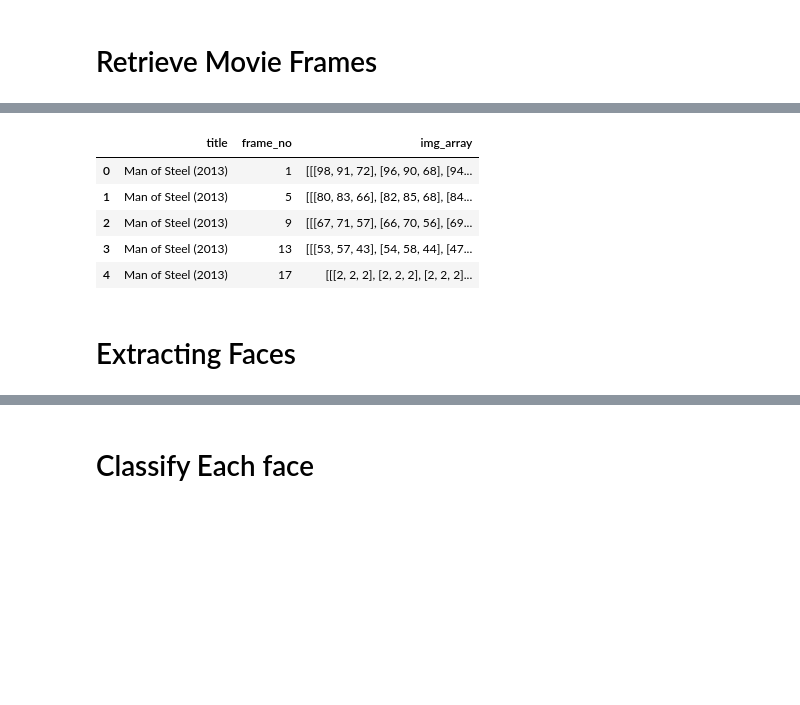
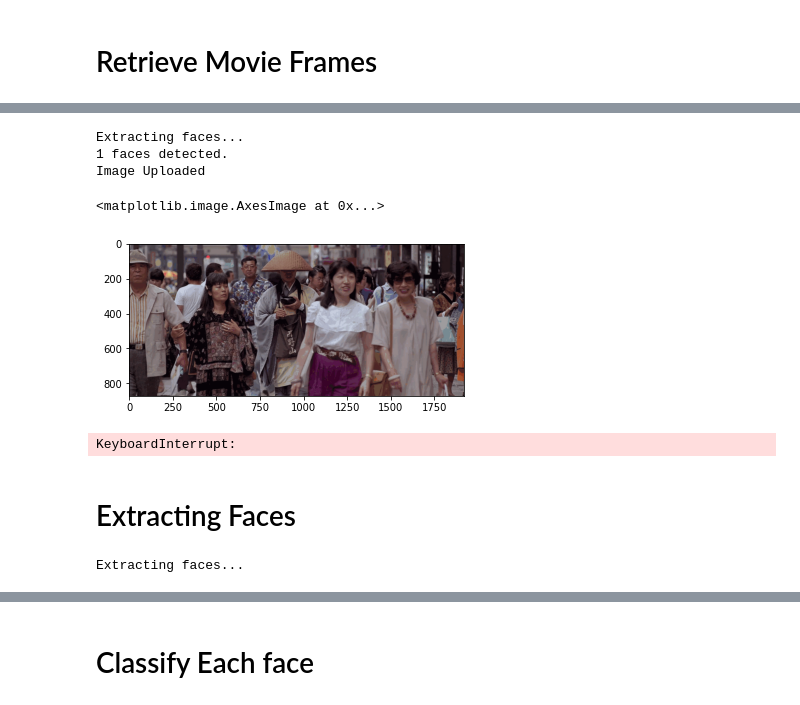
Before and after one commit to moe221/diversity_in_cinema, a Jupyter notebook: notebooks/moe221_generate_data_form_one_movie.ipynb, the cells around one changed output, grey strips where cells are left out. Saved outputs shown, nothing was run; the diff lists cells and outputs as text; code cells hidden in the pictures; blank space fills up the shorter version.

```diff
--- a/notebooks/moe221_generate_data_form_one_movie.ipynb
+++ b/notebooks/moe221_generate_data_form_one_movie.ipynb
@@ -31,9 +141,42 @@ df_movie = get_images(movie_list[420], frame_interval=4)
+# %%
+# project id - replace with your GCP project id
+PROJECT_ID="le-wagon-bootcamp-328018"
+
+# bucket name - replace with your GCP bucket name
+BUCKET_NAME="diversity-in-cinema-735"
+
+
+from google.cloud import storage
+import os
+import pandas as pd
+import io
+from tempfile import TemporaryFile
+
+
+# Only need this if you're running this code locally.
+
+
+arr = extract_face_mtcnn(df_movie_2["Image"][5])[0]
+out = np.array(arr.permute(1, 2, 0))
+out = out.astype('uint8')
+
+image = Image.fromarray(out)
+client = storage.Client()
+bucket = client.get_bucket(BUCKET_NAME)
+blob = bucket.blob("test_images/test.jpg")
+
+b = io.BytesIO()
+image.save(b, "jpeg")
+image.close()
+blob.upload_from_string(b.getvalue(), content_type="image/jpeg")
+
+print("Image Uploaded")
+# %% [output]
+Extracting faces...
+1 faces detected.
+Image Uploaded
 # %%
-df_movie.head()
+plt.imshow(df_movie_2["Image"][9])
 # %% [output]
-|  | title | frame_no | img_array |
-| 0 | Man of Steel (2013) | 1 | [[[98, 91, 72], [96, 90, 68], [94... |
-| 1 | Man of Steel (2013) | 5 | [[[80, 83, 66], [82, 85, 68], [84... |
-| 2 | Man of Steel (2013) | 9 | [[[67, 71, 57], [66, 70, 56], [69... |
-| 3 | Man of Steel (2013) | 13 | [[[53, 57, 43], [54, 58, 44], [47... |
-| 4 | Man of Steel (2013) | 17 | [[[2, 2, 2], [2, 2, 2], [2, 2, 2]... |
+<matplotlib.image.AxesImage at 0x...>
+[figure, added]
@@ -42,3 +183,8 @@ df_movie.to_csv("man_of_steel_frames.csv")
+# %%
+# export movie frame csv without image arrays
+df_movie[["title", "frame_no"]].to_csv(f"{movie_list[i]}.csv", index=False)
+# %% [output]
+KeyboardInterrupt:
 # %% [markdown]
 # Extracting Faces
 # %%
@@ -82,2 +232,6 @@ def extract_face_mtcnn(dataframe):
 
     return faces_df
+# %%
+faces_df = extract_face_mtcnn(df_movie)
+# %% [output]
+Extracting faces...
```
Also changed, not shown: parts of 20 cells of this notebook, 8 other files.
